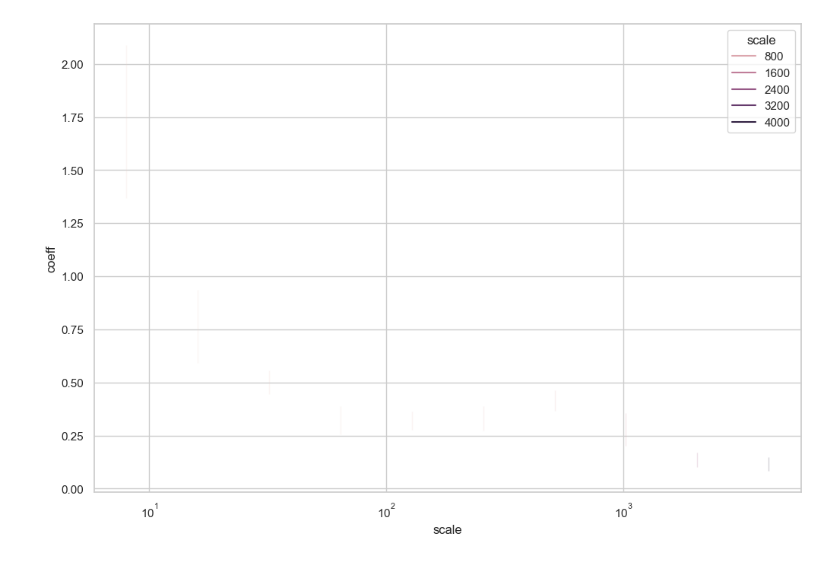
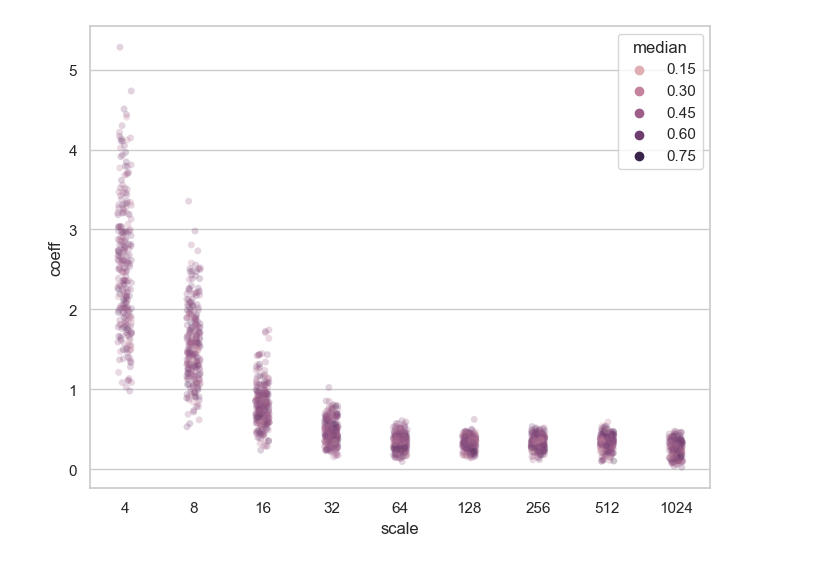
Before and after one commit to mathscapes/benford-image, a Jupyter notebook: bs12.ipynb, the cells around one changed output. Saved outputs shown, nothing was run; the diff lists cells and outputs as text; code cells hidden in the pictures.

```diff
--- a/bs12.ipynb
+++ b/bs12.ipynb
@@ -35,7 +38,7 @@ c
 def stats(images):
     data = []
     for im, I in enumerate(images):
-        for i in xspace(3, 12, 10):
+        for i in xspace(2, 10, 9):
             scale = i/I.shape[1]
             h,w   = int(I.shape[0] * scale), int(I.shape[1] * scale)
 
@@ -46,7 +49,7 @@ def stats(images):
             m  = median(I2)
             c  = cod(pdf(hist(dct(I2))))
             data.append(
-                {'image': im, 'scale': i, 'coeff': c, 'median': m}
+                {'image': im, 'scale': w, 'coeff': c, 'median': m}
             )
     return pd.DataFrame(data)
 # %%
@@ -54,22 +57,32 @@ def stats(images):
 images = [norm(read('data/' + f)) for f in os.listdir('data') if f.endswith('.jpeg') or f.endswith('.jpg')]
 
 # Compute the stats for all images
-df = stats(images[:10])
+df = stats(images)
-# %%
-sns.set(style="whitegrid")
-ax = sns.lineplot(x="scale", y="coeff", hue="scale", data=df)
-# ax = sns.rugplot(x="scale", y="coeff", hue="scale", data=df)
-
-# Set x ticks
-ax.set_xticks(list(xspace(3, 12, 10)))
-
-# Set x scale to log
-ax.set_xscale('log')
-
-
-# Set plot size
-ax.figure.set_size_inches(12, 8)
-
-plt.show()
-# %% [output]
-[figure, removed]
+# %%
+# Save the stats to pickle file
+with open('df.pkl', 'wb') as f:
+    pickle.dump(df, f)
+# %%
+# Load the stats from pickle file
+with open('df.pkl', 'rb') as f:
+    df = pickle.load(f)
+# %%
+sns.set(style="whitegrid")
+data = df.pivot(index="scale", columns="image", values="coeff")
+
+# ax = sns.heatmap(data,  cbar_kws={'label': 'Coefficient of distortion'})
+# ax = sns.scatterplot(x="scale", y="coeff", hue="image", data=df)
+# ax = sns.lineplot(x="scale", y="coeff", data=df, hue="image", legend=False, estimator=np.median, errorbar=('ci',95))
+
+# Plot point plot
+# ax = sns.lineplot(x="scale", y="coeff", data=df, estimator=np.median)
+ax = sns.stripplot(x="scale", y="coeff", data=df, hue="median", legend=True, alpha=0.25)
+
+ax.figure.set_size_inches(8, 6)
+
+# set x axis to log scale
+# ax.set_xscale('log')
+
+plt.show()
+# %% [output]
+[figure, added]
```
Also changed, not shown: parts of 2 cells of this notebook.
